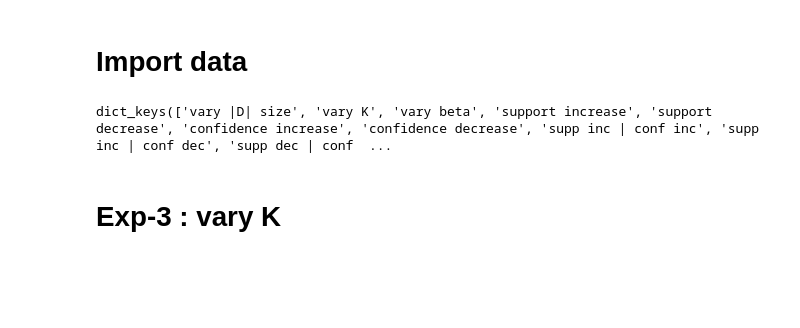
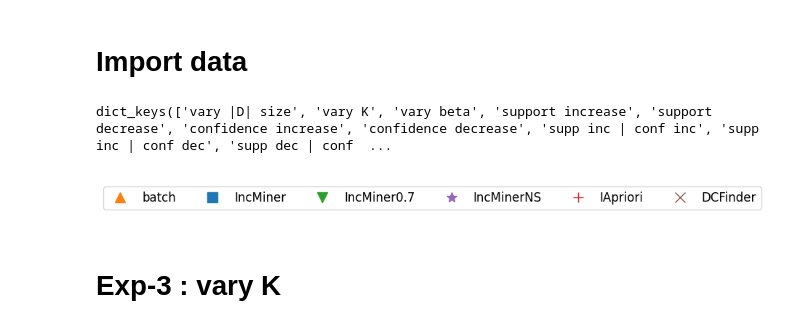
Before and after one commit to HaoxianChen/inc-miner-experiment-plots, a Jupyter notebook: plots.ipynb, the cells around one changed output. Cells and saved outputs as stored; diff of their text form; code cells hidden in the pictures; blank space fills up the shorter version.

Commit message:
Add global legend.

```diff
--- a/plots.ipynb
+++ b/plots.ipynb
@@ -33,6 +33,7 @@ colorMap = {
     "IncMiner0.7": colors[2],
     "IncMinerNS": colors[4],
     "IApriori": colors[3],
+    "DCFinder": colors[5]
 }
 
 markerMap = {
@@ -42,8 +43,39 @@ markerMap = {
     "IncMiner0.7": 'v',
     "IncMinerNS": '*',
     "IApriori": '+',
+    "DCFinder": 'x'
 
 }
+# %%
+# Create legend elements, skipping "IncMiner1.0"
+legend_elements = [
+    plt.Line2D([0], [0], color=colorMap[label], marker=markerMap[label], linestyle='', label=label)
+    for label in colorMap.keys() if label != "IncMiner1.0"
+]
+
+# Create a new figure
+fig, ax = plt.subplots(figsize=(10, 1))  # Adjust width and height for a wide flat layout
+
+# Remove axes
+ax.axis('off')
+
+# Add the legend
+ax.legend(
+    handles=legend_elements,
+    loc='center',
+    frameon=True,
+    fontsize=12,
+    ncol=len(legend_elements),  # Arrange all legend entries in a single row
+)
+
+# Adjust layout
+plt.tight_layout()
+
+# Save or display the legend-only plot
+plt.savefig("plots/legend.pdf", bbox_inches='tight', pad_inches=0)
+plt.show()
+# %% [output]
+[figure, added]
 # %%
 ylabel_time = "Running time (s)"
 # %%
```
Also changed, not shown: parts of 4 cells of this notebook.
